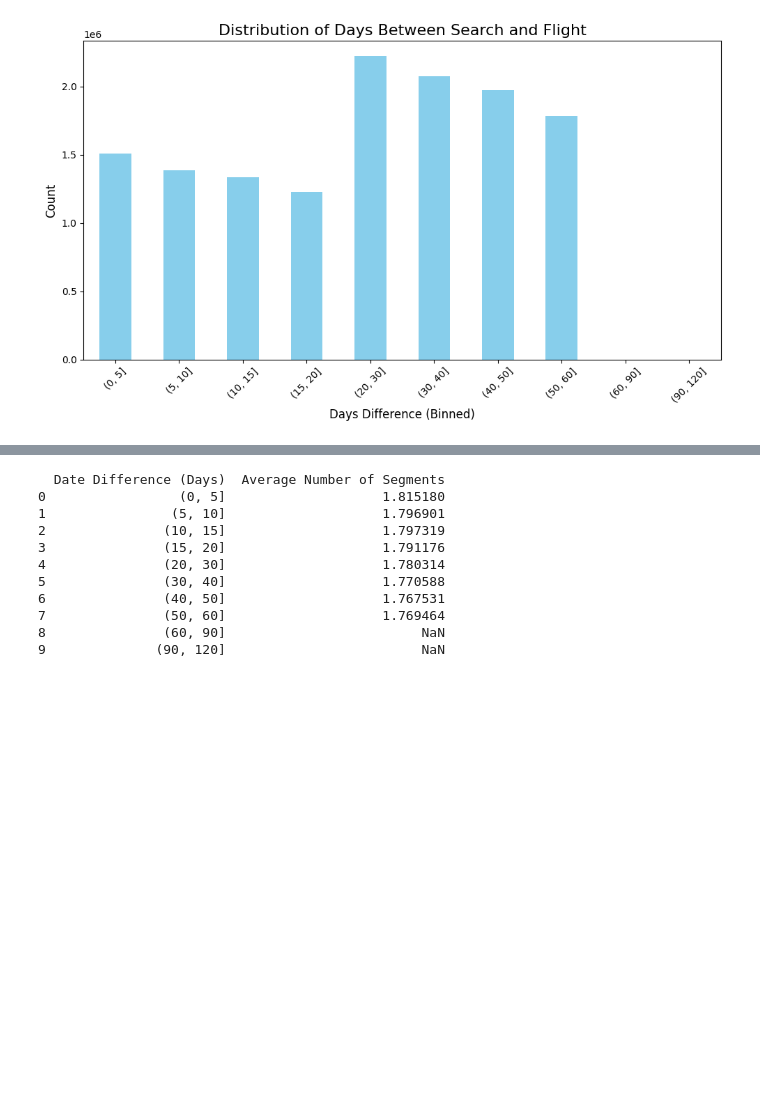
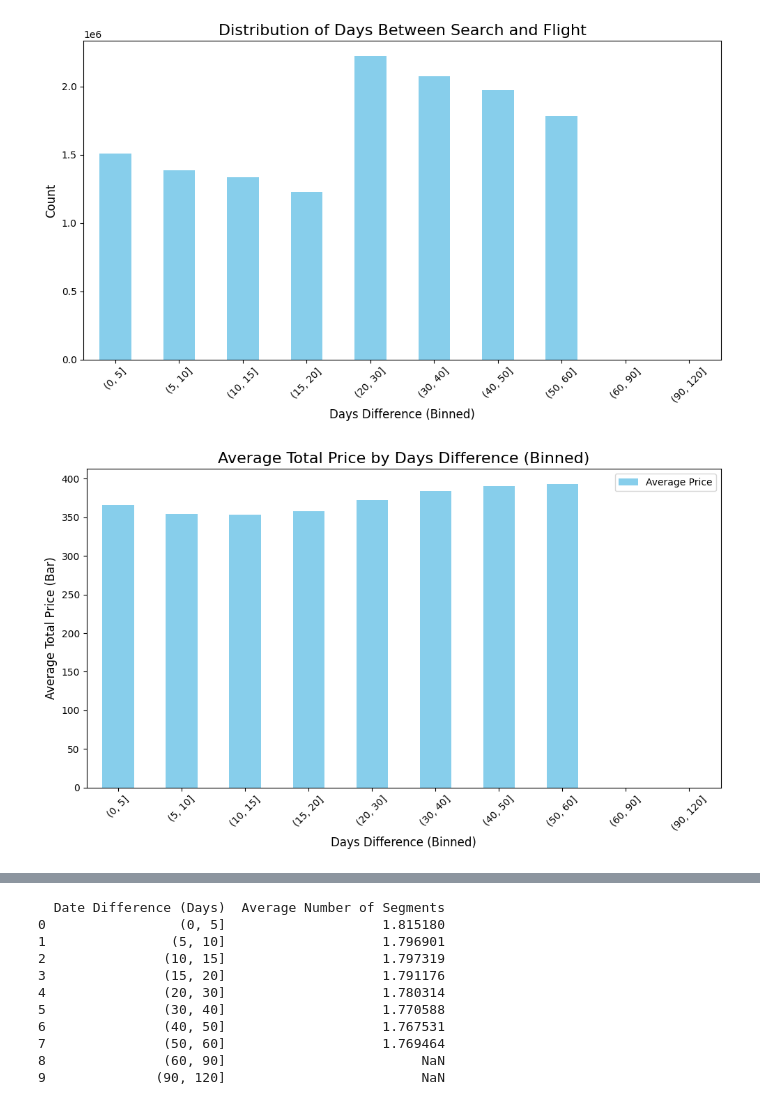
Before and after one commit to raym2828/adv_mla_at3_experimentation, a Jupyter notebook: notebooks/1_Taekjin_Jeong_25099654_EDA.ipynb, the cells around one changed output, grey strips where cells are left out. Drawn from its saved outputs; the diff is of its cells as text; code cells hidden in the pictures; blank space fills up the shorter version.

```diff
--- a/notebooks/experiment_1.ipynb
+++ b/notebooks/1_Taekjin_Jeong_25099654_EDA.ipynb
@@ -321,4 +282,24 @@ plt.xticks(rotation=45)
 plt.tight_layout()
 # %% [output]
 [figure]
+# %%
+avg_price_per_bin = df_eda.groupby('binned_diff')['totalFare'].mean()
+
+fig, ax1 = plt.subplots(figsize=(10, 6))
+
+# Bar plot for average prices by binned difference
+avg_price_per_bin.plot(kind='bar', color='skyblue', ax=ax1, label='Average Price')
+
+ax1.set_title('Average Total Price by Days Difference (Binned)', fontsize=16)
+ax1.set_xlabel('Days Difference (Binned)', fontsize=12)
+ax1.set_ylabel('Average Total Price (Bar)', fontsize=12)
+ax1.tick_params(axis='x', rotation=45)
+
+# Adding legend for both plots
+fig.legend(loc="upper right", bbox_to_anchor=(1, 1), bbox_transform=ax1.transAxes)
+
+plt.tight_layout()
+plt.show()
+# %% [output]
+[figure, added]
 # %%
```
Also changed, not shown: parts of 36 cells of this notebook, 2 other files.
